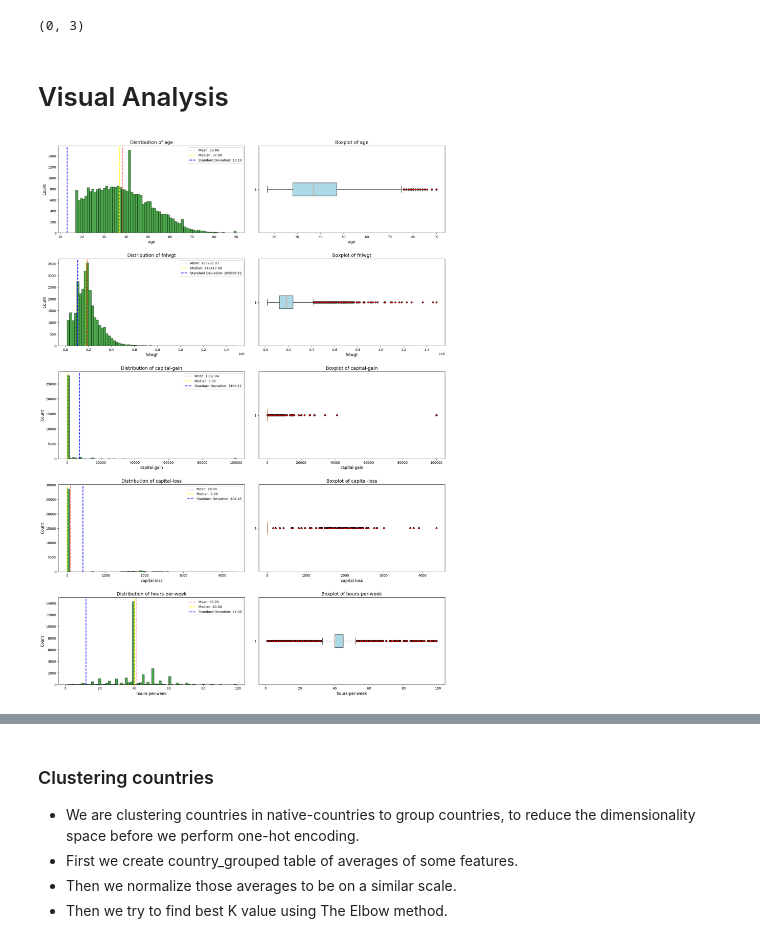
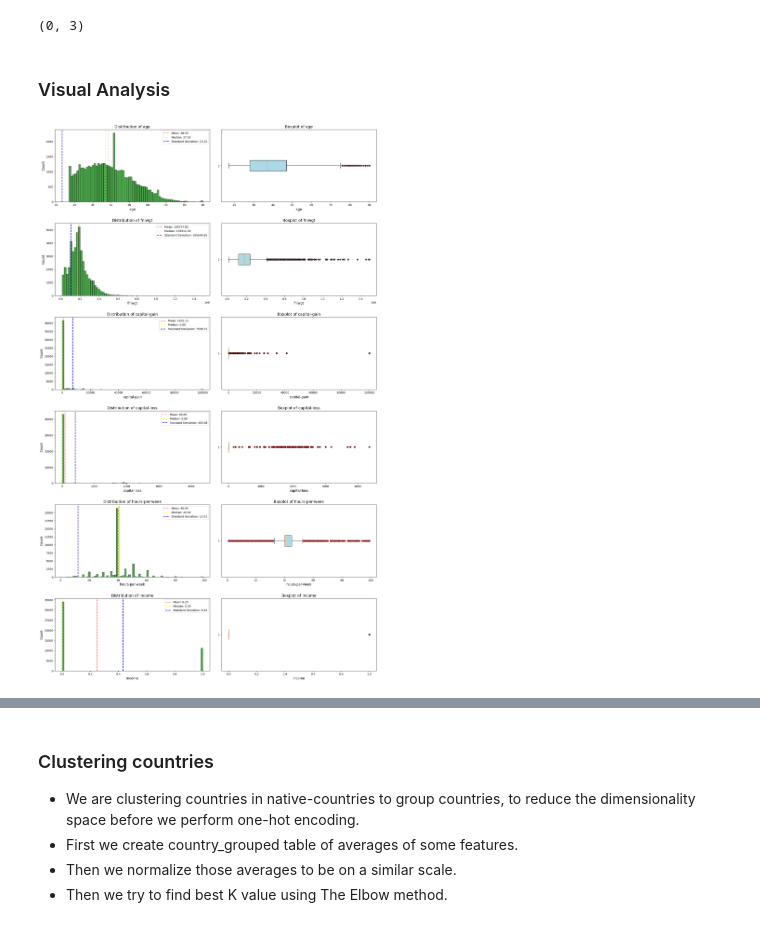
Before and after one commit to HanyAbdelsalam/UCI-Adult-Income-Data-Analysis-practice, a Jupyter notebook: main.ipynb, the cells around one changed output, grey strips where cells are left out. Saved outputs shown, nothing was run; the diff lists cells and outputs as text; code cells hidden in the pictures.

Commit message:
Apply radical changes to entire workflow, fixing imbalance dataset issue, train and evaluate models, modify readme.md file, conclude this project

```diff
--- a/main.ipynb
+++ b/main.ipynb
@@ -97 +102,5 @@ train = train.dropna()
+# %%
+full_data = full_data.drop_duplicates()
+# %%
+full_data = full_data.dropna()
 # %%
@@ -116,0 +128,9 @@ memory usage: 3.7+ MB
+# %%
+# Transform the target variable into 1s and 0s
+
+full_data['income'] = full_data['income'].map({
+    '>50K': 1,
+    '>50K.': 1,
+    '<=50K': 0,
+    '<=50K.': 0})
+full_data.head()
@@ -117,6 +146,6 @@ memory usage: 3.7+ MB
 # %%
-numerical_columns = ['age', 'fnlwgt', 'capital-gain', 'capital-loss', 'hours-per-week']
-numerical_df = train[numerical_columns]
+numerical_columns = ['age', 'fnlwgt', 'capital-gain', 'capital-loss', 'hours-per-week', 'income']
+numerical_df = full_data[numerical_columns]
 numerical_df.describe().T
 # %% [output]
 |  | count | mean | std | min | 25% | 50% | 75% | max |
@@ -173,36 +222,36 @@ train[(train['workclass'].isna()) | (train['occupation'].isna()) | (train['nativ
 # %% [markdown]
-# Visual Analysis
+### Visual Analysis
 # %%
 fig, axes = plt.subplots(len(numerical_columns), 2, figsize=(18, 5 * len(numerical_columns)))
 color = 'green'
 
 for i, feature in enumerate(numerical_columns):
-    data = train[feature].dropna()  # Handle NaN values once
+    data = full_data[feature].dropna()  # Handle NaN values once
     mean = data.mean()
     median = data.median()
     std = data.std()
 
     # Histogram with Mean and Median Lines
     axes[i, 0].hist(data, color=color, bins=70, edgecolor='black', alpha=0.7)
     axes[i, 0].axvline(mean, linestyle='-.', color='red', linewidth=1, label=f'Mean: {mean:.2f}')
     axes[i, 0].axvline(median, linestyle='--', color='yellow', linewidth=2, label=f'Median: {median:.2f}')
     axes[i, 0].axvline(std, linestyle='--', color='blue', linewidth=2, label=f'Standard Deviation: {std:.2f}')
     axes[i, 0].legend(loc='upper right', fontsize=10)
     axes[i, 0].set_title(f'Distribution of {feature}', fontsize=14)
     axes[i, 0].set_xlabel(feature, fontsize=12)
     axes[i, 0].set_ylabel('Count', fontsize=12)
 
     # Boxplot with Outlier Markers
     axes[i, 1].boxplot(data, vert=False, patch_artist=True,
                        boxprops=dict(facecolor='lightblue', color='black'),
                        flierprops=dict(marker='o', markerfacecolor='red', markersize=5, linestyle='none'))
     axes[i, 1].set_title(f'Boxplot of {feature}', fontsize=14)
     axes[i, 1].set_xlabel(feature, fontsize=12)
 
 # Adjust layout and add spacing
 plt.tight_layout(pad=3.0)
 plt.subplots_adjust(top=0.95)  # Ensure no overlap with top title if added
 plt.show()
 # %% [output]
-[figure, old version]
+[figure, new version]
 # %%
```
Also changed, not shown: parts of 71 cells of this notebook, 1 other file.
